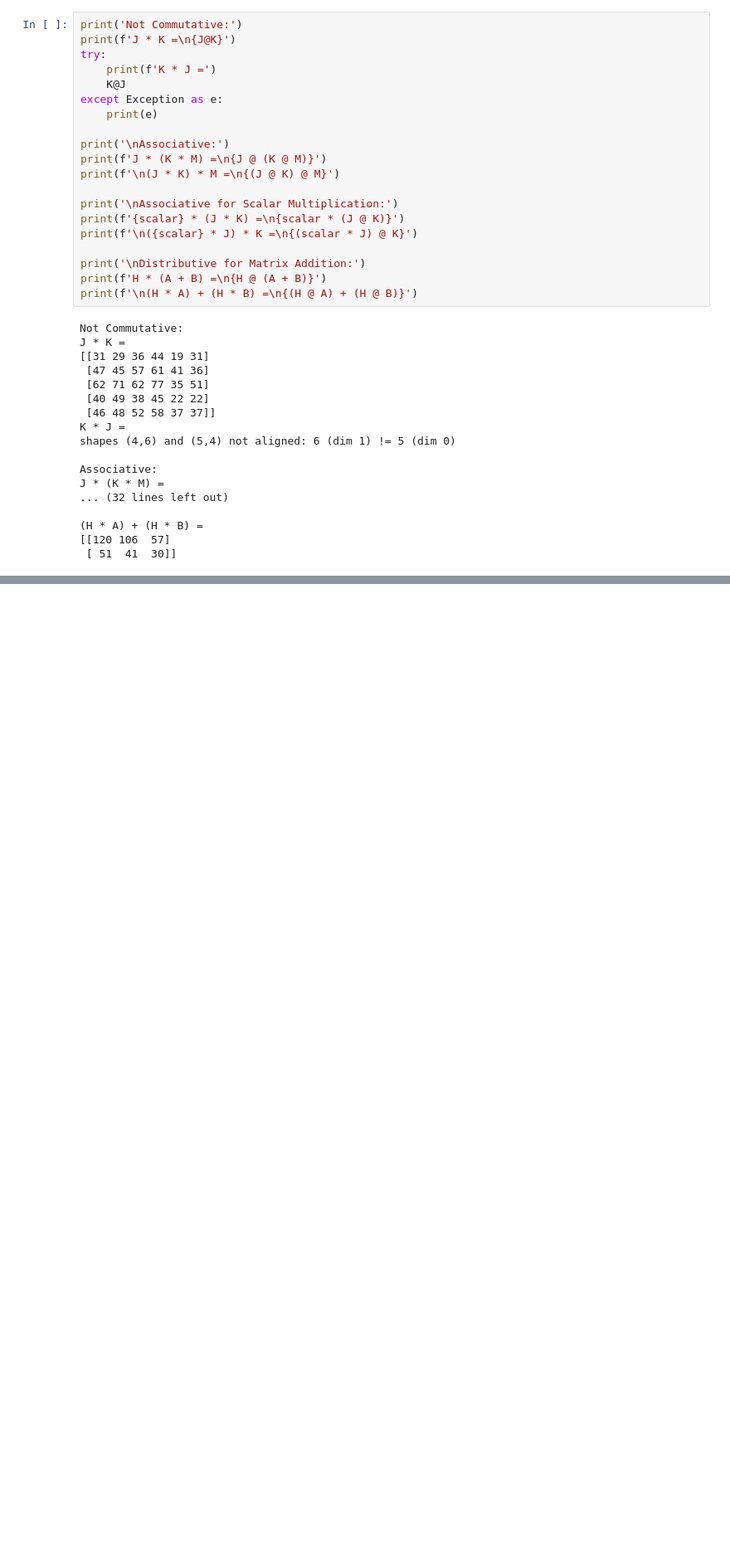
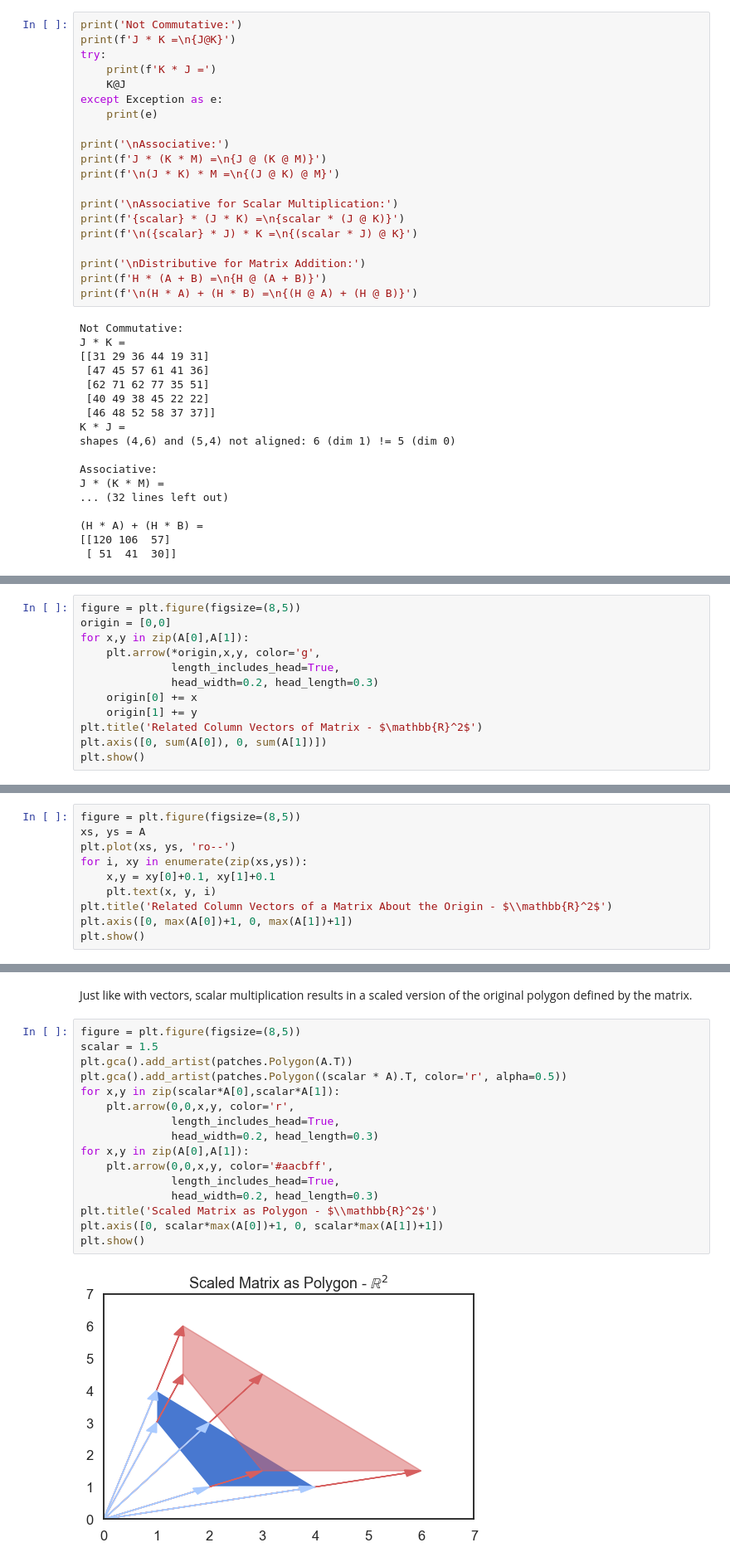
Before and after one commit to DataScienceFoundations/TadMaths, a Jupyter notebook: matrices.ipynb, the cells around one changed output, grey strips where cells are left out. Shown at 83% size. Saved outputs shown, nothing was run; the diff lists cells and outputs as text; blank space fills up the shorter version.

```diff
--- a/matrices.ipynb
+++ b/matrices.ipynb
@@ -349,0 +440,12 @@ J * (K * M) =
+# %%
+figure = plt.figure(figsize=(8,5))
+origin = [0,0]
+for x,y in zip(A[0],A[1]):
+    plt.arrow(*origin,x,y, color='g',
+              length_includes_head=True,
+              head_width=0.2, head_length=0.3)
+    origin[0] += x
+    origin[1] += y
+plt.title('Related Column Vectors of Matrix - $\mathbb{R}^2$')
+plt.axis([0, sum(A[0]), 0, sum(A[1])])
+plt.show()
@@ -349,0 +454,10 @@ J * (K * M) =
+# %%
+figure = plt.figure(figsize=(8,5))
+xs, ys = A
+plt.plot(xs, ys, 'ro--')
+for i, xy in enumerate(zip(xs,ys)):
+    x,y = xy[0]+0.1, xy[1]+0.1
+    plt.text(x, y, i)
+plt.title('Related Column Vectors of a Matrix About the Origin - $\\mathbb{R}^2$')
+plt.axis([0, max(A[0])+1, 0, max(A[1])+1])
+plt.show()
@@ -349,0 +475,20 @@ J * (K * M) =
+# %% [markdown]
+Just like with vectors, scalar multiplication results in a scaled version of the original polygon defined by the matrix.
+# %%
+figure = plt.figure(figsize=(8,5))
+scalar = 1.5
+plt.gca().add_artist(patches.Polygon(A.T))
+plt.gca().add_artist(patches.Polygon((scalar * A).T, color='r', alpha=0.5))
+for x,y in zip(scalar*A[0],scalar*A[1]):
+    plt.arrow(0,0,x,y, color='r',
+              length_includes_head=True,
+              head_width=0.2, head_length=0.3)
+for x,y in zip(A[0],A[1]):
+    plt.arrow(0,0,x,y, color='#aacbff',
+              length_includes_head=True,
+              head_width=0.2, head_length=0.3)
+plt.title('Scaled Matrix as Polygon - $\\mathbb{R}^2$')
+plt.axis([0, scalar*max(A[0])+1, 0, scalar*max(A[1])+1])
+plt.show()
+# %% [output]
+[figure, added]
```
Also changed, not shown: parts of 36 cells of this notebook, 1 other file.
